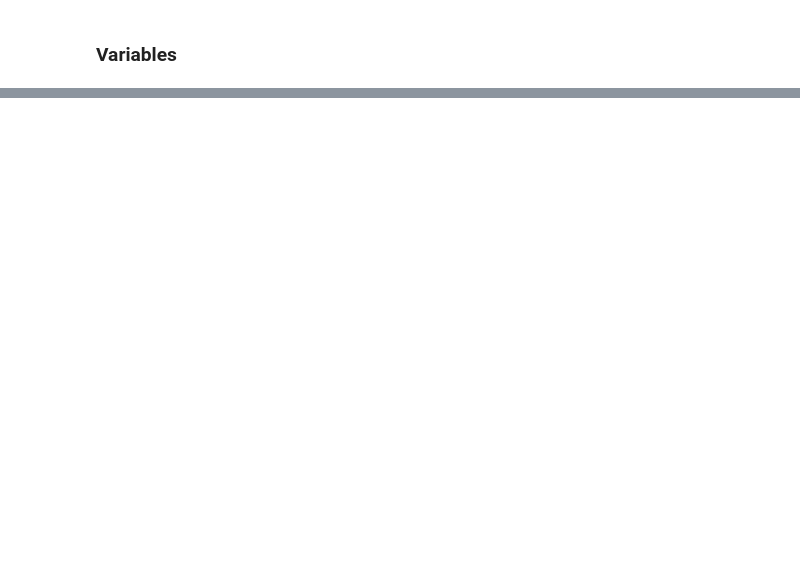
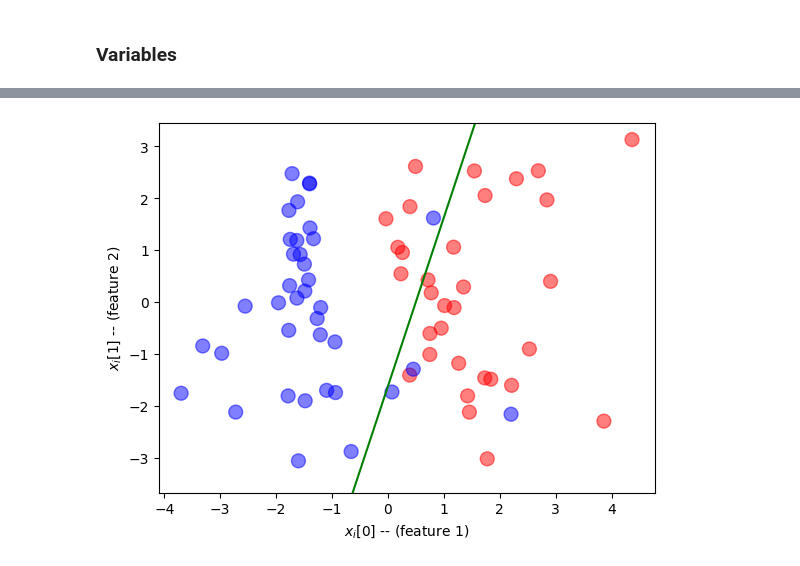
Before and after one commit to Lvguangyuan/ai-learning, a Jupyter notebook: Artificial Intelligence for Beginners/03 Neural Networks/lab/Neural Network Frameworks TensorFlow.ipynb, the cells around one changed output, grey strips where cells are left out. Saved outputs shown, nothing was run; the diff lists cells and outputs as text; code cells hidden in the pictures; blank space fills up the shorter version.

```diff
--- a/Artificial Intelligence for Beginners/03 Neural Networks/lab/Neural Network Frameworks TensorFlow.ipynb
+++ b/Artificial Intelligence for Beginners/03 Neural Networks/lab/Neural Network Frameworks TensorFlow.ipynb
@@ -64,0 +134,5 @@ tf.reduce_sum(a,axis=0)
+# %%
+# Shuffle the data.
+indices = np.random.permutation(len(train_x))
+features = tf.constant(train_x[indices],dtype=tf.float32)
+labels = tf.constant(train_labels[indices],dtype=tf.float32)
@@ -64,0 +185,18 @@ tf.reduce_sum(a,axis=0)
+# %%
+def plot_dataset(features, labels, W=None, b=None):
+    # prepare the plot
+    fig, ax = plt.subplots(1, 1)
+    ax.set_xlabel('$x_i[0]$ -- (feature 1)')
+    ax.set_ylabel('$x_i[1]$ -- (feature 2)')
+    colors = ['r' if l else 'b' for l in labels]
+    ax.scatter(features[:, 0], features[:, 1], marker='o', c=colors, s=100, alpha = 0.5)
+    if W is not None:
+        min_x = min(features[:,0])
+        max_x = max(features[:,1])
+        min_y = min(features[:,1])*(1-.1)
+        max_y = max(features[:,1])*(1+.1)
+        cx = np.array([min_x,max_x],dtype=np.float32)
+        cy = (0.5-W[0]*cx-b)/W[1]
+        ax.plot(cx,cy,'g')
+        ax.set_ylim(min_y,max_y)
+    fig.show()
@@ -64,0 +215,15 @@ tf.reduce_sum(a,axis=0)
+# %%
+W = tf.Variable(tf.random.normal(shape=(2,1)),dtype=tf.float32)
+b = tf.Variable(tf.zeros(shape=(1,),dtype=tf.float32))
+
+learning_rate = 0.1
+
+@tf.function
+def train_on_batch(x, y):
+    with tf.GradientTape() as tape:
+        z = tf.matmul(x, W) + b
+        loss = tf.reduce_mean(tf.nn.sigmoid_cross_entropy_with_logits(labels=y,logits=z))
+    dloss_dw, dloss_db = tape.gradient(loss, [W, b])
+    W.assign_sub(learning_rate * dloss_dw)
+    b.assign_sub(learning_rate * dloss_db)
+    return loss
@@ -64,0 +250,4 @@ tf.reduce_sum(a,axis=0)
+# %%
+plot_dataset(train_x,train_labels,W.numpy(),b.numpy())
+# %% [output]
+[figure, added]
```
Also changed, not shown: parts of 32 cells of this notebook, 2 other files.
